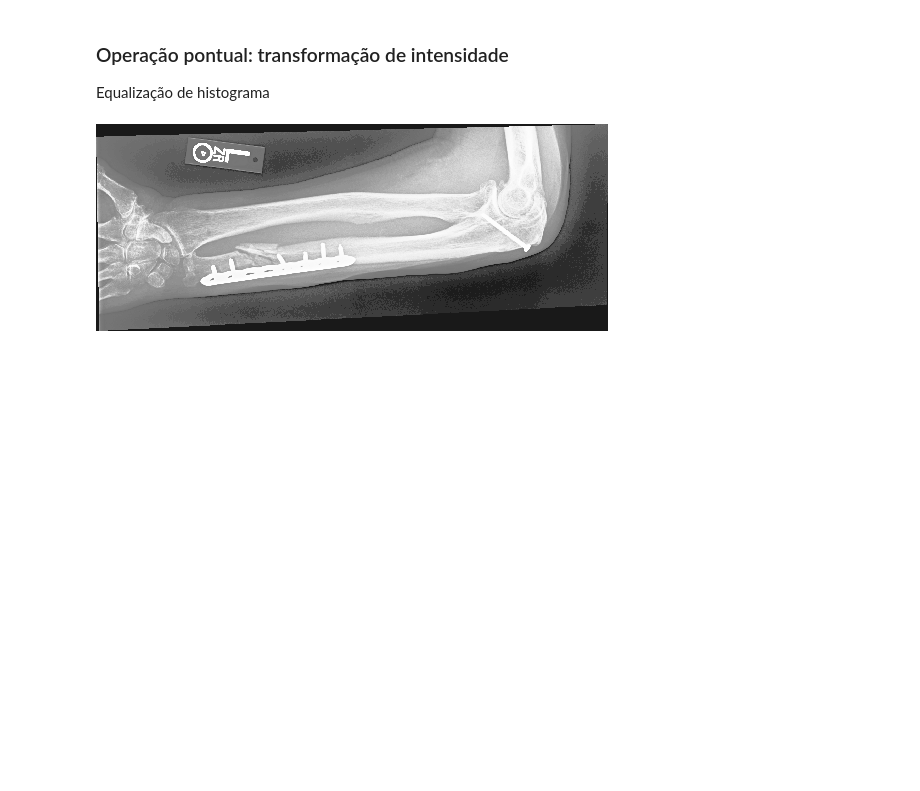
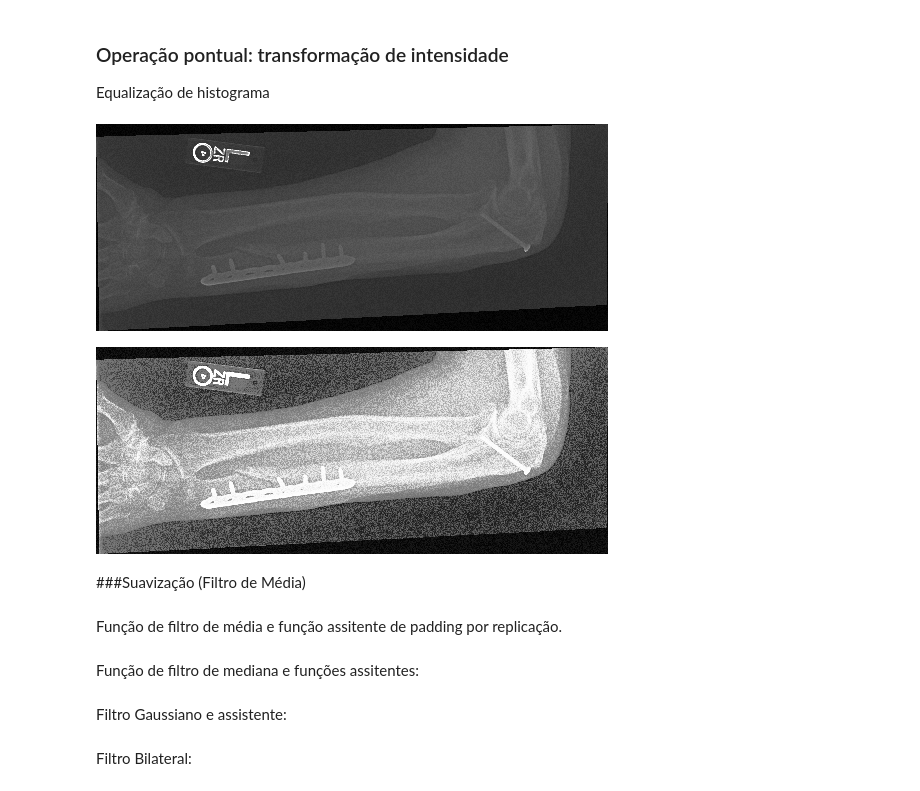
Before and after one commit to LokoDoPijama/proc-imagens-m1.2, a Jupyter notebook: Projeto_M1_–_Operações_Pontuais_e_Filtragem_Espacial.ipynb, the cells around one changed output. Drawn from its saved outputs; the diff is of its cells as text; code cells hidden in the pictures; blank space fills up the shorter version.

```diff
--- a/Projeto_M1_–_Operações_Pontuais_e_Filtragem_Espacial.ipynb
+++ b/Projeto_M1_–_Operações_Pontuais_e_Filtragem_Espacial.ipynb
@@ -32,12 +32,16 @@ from google.colab.patches import cv2_imshow
 img = cv2.imread('image1.png',0)
 
 noise = np.zeros(img.shape, np.uint8)
-cv2.randu(noise, 0, 25)
+cv2.randu(noise, 0, 12) # 0 até 25 deixa a imagem somente mais clara quando adiciona
+noisy_img = cv2.add(img, noise)
 
-noisy_img = cv2.add(img, noise)
+# noise = np.random.randint(-12, 12, img.shape).astype(np.int16) # valores aleatórios de -12 até 12
+# noisy_img = np.clip(img.astype(np.int16) + noise, 0, 255).astype(np.uint8) # mantém valores dentro de 0 e 255
 
 cv2_imshow(img)
 cv2_imshow(noisy_img)
+
+img = noisy_img
 # %% [output]
 [figure]
 [figure]
@@ -48,43 +52,52 @@ Equalização de histograma
 # %%
 def histogramaNormalizado(im):
   histogram = np.zeros(256)
 
   for i in range(im.shape[0]):
     for j in range(im.shape[1]):
       histogram[im[i, j]] += 1
 
   return histogram/(im.shape[0]*im.shape[1])
 
 def histogramaAcumulado(histogram):
   acumulados = np.zeros(256)
   soma = 0
 
   for k in range(256):
     soma += histogram[k]
     acumulados[k] = soma
 
   return acumulados
+
+def histEqualization(im):
+  img = im.copy()
+
+  # histograma
+
+  histogram = histogramaNormalizado(img)
+
+  # histograma equalizado e imagem resultante
+
+  sum = 0
+
+  acumulados = histogramaAcumulado(histogram)
+
+  for i in range(img.shape[0]):
+    for j in range(img.shape[1]):
+      img[i,j] = round(acumulados[img[i,j]]*255)
+
+  return img
+
+img_equalizada = histEqualization(img)
+
+cv2_imshow(img)
+cv2_imshow(img_equalizada)
+
+img = img_equalizada
+# %% [output]
+[figure, added]
+[figure, added]
-# %%
-def histEqualization(im):
-
-  # histograma
-
-  histogram = histogramaNormalizado(im)
-
-  # histograma equalizado e imagem resultante
-
-  sum = 0
-
-  acumulados = histogramaAcumulado(histogram)
-
-  for i in range(im.shape[0]):
-    for j in range(im.shape[1]):
-      im[i,j] = round(acumulados[im[i,j]]*255)
-
-  return im
-
-img_equalizada = histEqualization(img)
-
-cv2_imshow(img_equalizada)
-# %% [output]
-[figure, removed]
+# %% [markdown]
+###Suavização (Filtro de Média)
+# %% [markdown]
+Função de filtro de média e função assitente de padding por replicação.
@@ -90,0 +216,2 @@ cv2_imshow(img_equalizada)
+# %% [markdown]
+Função de filtro de mediana e funções assitentes:
@@ -90,0 +286,2 @@ cv2_imshow(img_equalizada)
+# %% [markdown]
+Filtro Gaussiano e assistente:
@@ -90,0 +347,2 @@ cv2_imshow(img_equalizada)
+# %% [markdown]
+Filtro Bilateral:
```
Also changed, not shown: parts of 18 cells of this notebook, 5 other files.
